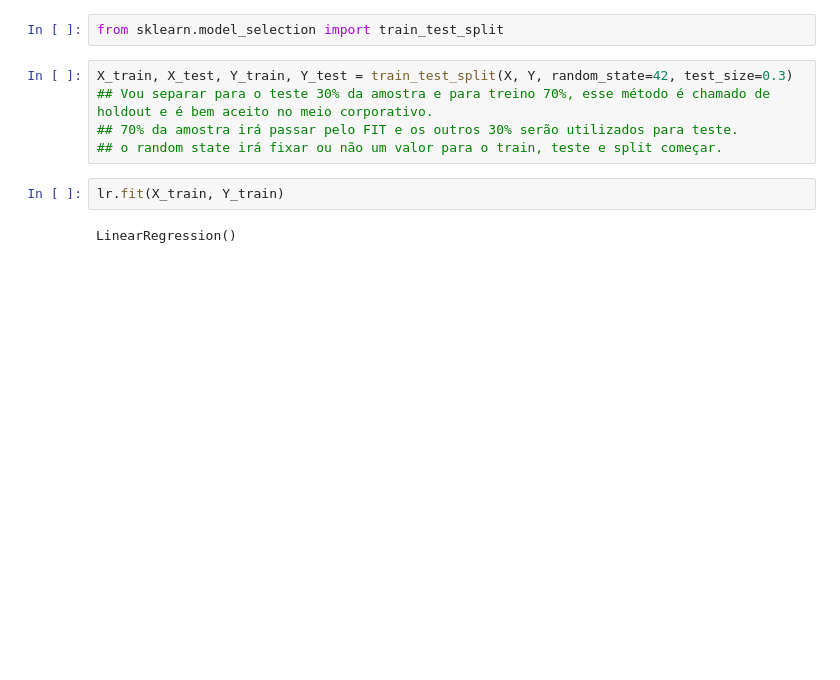
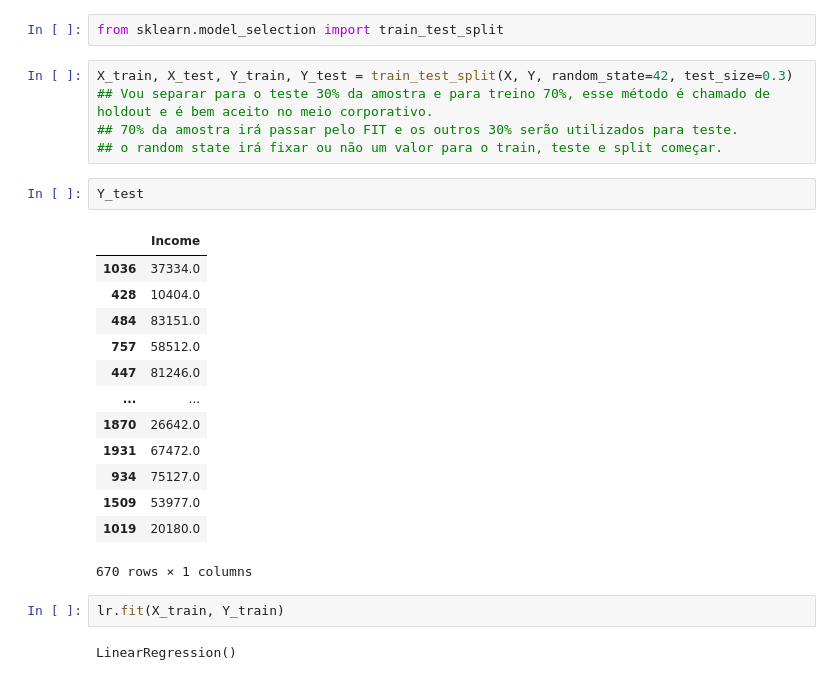
Before and after one commit to marcilioduarte/portfolio_marcilioduarte, a Jupyter notebook: ESTUDO_DE_CASO_DESAFIO_IFOOD_(WORKING_CASE).ipynb, the cells around one changed output. Drawn from its saved outputs; the diff is of its cells as text; blank space fills up the shorter version.

```diff
--- a/ESTUDO_DE_CASO_DESAFIO_IFOOD_(WORKING_CASE).ipynb
+++ b/ESTUDO_DE_CASO_DESAFIO_IFOOD_(WORKING_CASE).ipynb
@@ -1088,6 +1059,22 @@ X_train, X_test, Y_train, Y_test = train_test_split(X, Y, random_state=42, test_
 ## Vou separar para o teste 30% da amostra e para treino 70%, esse método é chamado de holdout e é bem aceito no meio corporativo.
 ## 70% da amostra irá passar pelo FIT e os outros 30% serão utilizados para teste.
 ## o random state irá fixar ou não um valor para o train, teste e split começar.
+# %%
+Y_test
+# %% [output]
+|  | Income |
+| 1036 | 37334.0 |
+| 428 | 10404.0 |
+| 484 | 83151.0 |
+| 757 | 58512.0 |
+| 447 | 81246.0 |
+| ... | ... |
+| 1870 | 26642.0 |
+| 1931 | 67472.0 |
+| 934 | 75127.0 |
+| 1509 | 53977.0 |
+| 1019 | 20180.0 |
+670 rows × 1 columns
 # %%
 lr.fit(X_train, Y_train)
 # %% [output]
```
Also changed, not shown: parts of 36 cells of this notebook.
